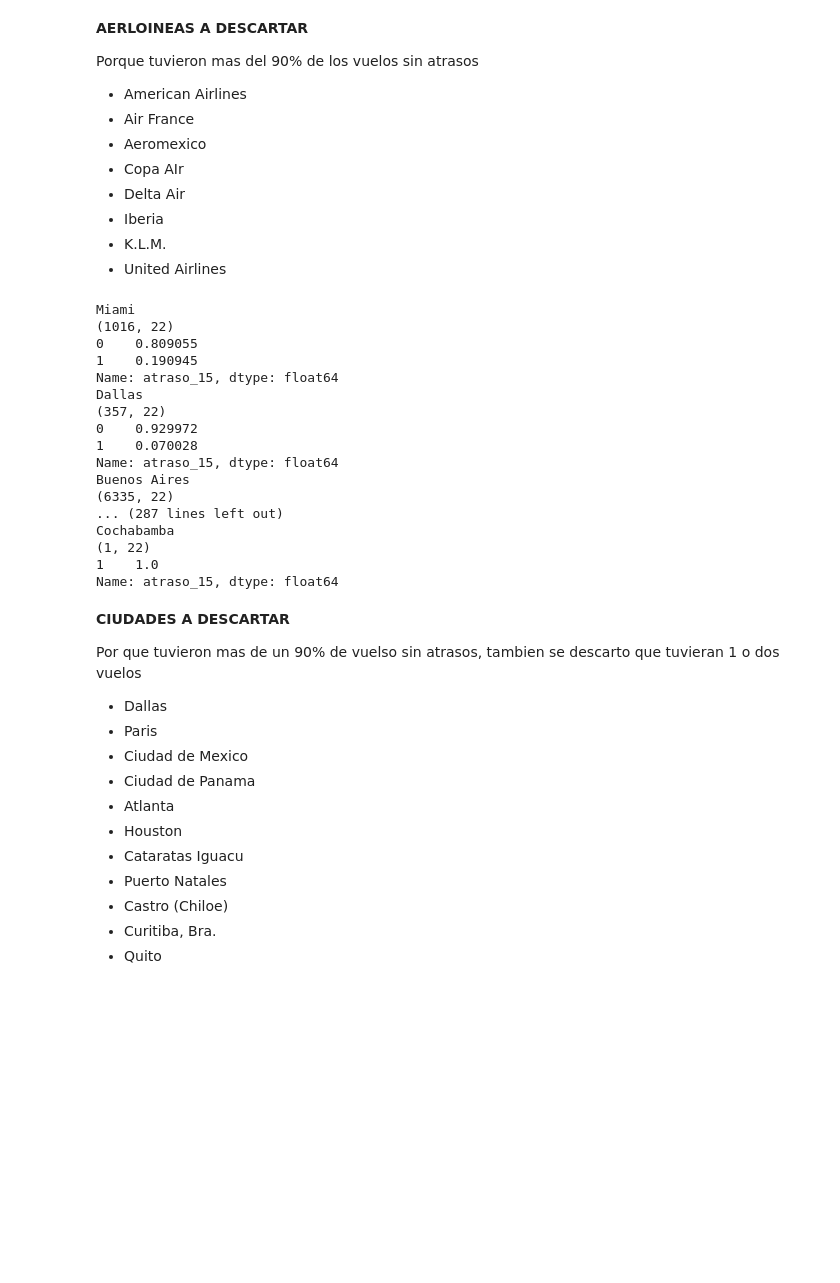
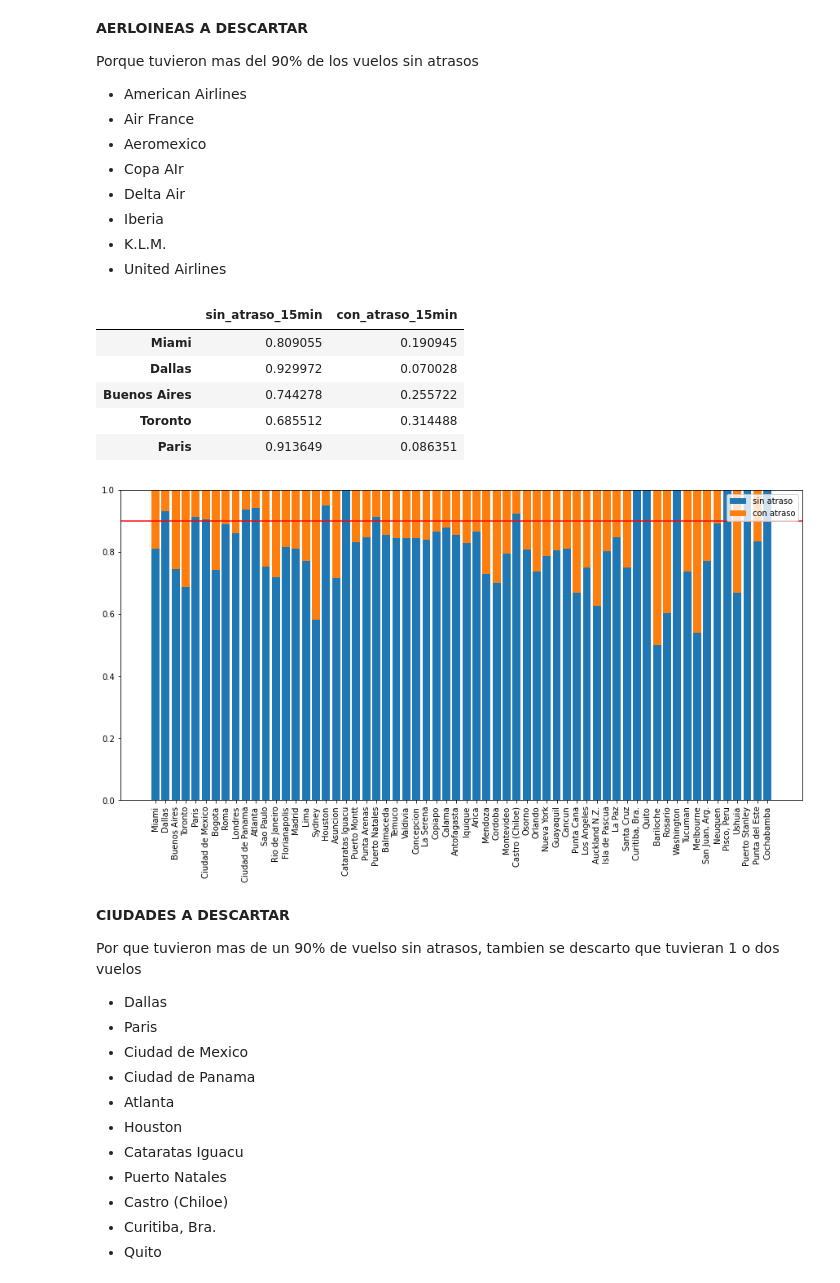
Before and after one commit to juliom86/Challenge-Data-Scientist-Latam, a Jupyter notebook: Soluciones.ipynb, the cells around one changed output. Saved outputs shown, nothing was run; the diff lists cells and outputs as text; code cells hidden in the pictures; blank space fills up the shorter version.

```diff
--- a/Soluciones.ipynb
+++ b/Soluciones.ipynb
@@ -374,29 +375,30 @@ Porque tuvieron mas del 90% de los vuelos sin atrasos
 - K.L.M.
 - United Airlines
 # %%
+l=[]
 for i in lugares:
     lug = df[df['SIGLADES'] == i]
-    print(i)
-    print(lug.shape)
-    print(lug.atraso_15.value_counts(normalize = True))
+    l.append(list(lug.atraso_15.value_counts(normalize = True)))
+l_dict = {key: value for key, value in zip(lugares, l)}
+df_l=pd.DataFrame.from_dict(l_dict, orient='index', columns = ['sin_atraso_15min', 'con_atraso_15min'])
+df_l.head()
 # %% [output]
-Miami
-(1016, 22)
-0    0.809055
-1    0.190945
-Name: atraso_15, dtype: float64
-Dallas
-(357, 22)
-0    0.929972
-1    0.070028
-Name: atraso_15, dtype: float64
-Buenos Aires
-(6335, 22)
-... (287 lines left out)
-Cochabamba
-(1, 22)
-1    1.0
-Name: atraso_15, dtype: float64
+|  | sin_atraso_15min | con_atraso_15min |
+| Miami | 0.809055 | 0.190945 |
+| Dallas | 0.929972 | 0.070028 |
+| Buenos Aires | 0.744278 | 0.255722 |
+| Toronto | 0.685512 | 0.314488 |
+| Paris | 0.913649 | 0.086351 |
+# %%
+fig, ax = plt.subplots(figsize = (15, 7))
+ax.bar(df_l.index,df_l['sin_atraso_15min'], label = 'sin atraso')
+ax.bar(df_l.index, df_l['con_atraso_15min'], bottom = df_l['sin_atraso_15min'], label = 'con atraso')
+ax.set_xticklabels(df_l.index, rotation = 90)
+ax.axhline(y = 0.9, color = 'r', linestyle = '-')
+ax.legend()
+plt.show()
+# %% [output]
+[figure, added]
 # %% [markdown]
 **CIUDADES A DESCARTAR**
 
```
Also changed, not shown: parts of 53 cells of this notebook.
